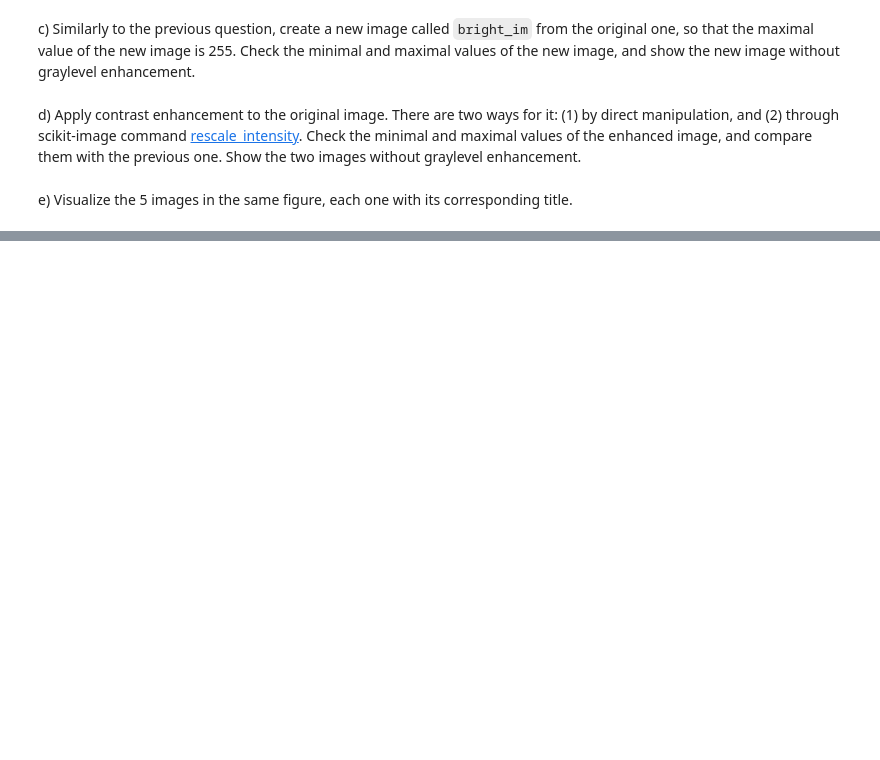
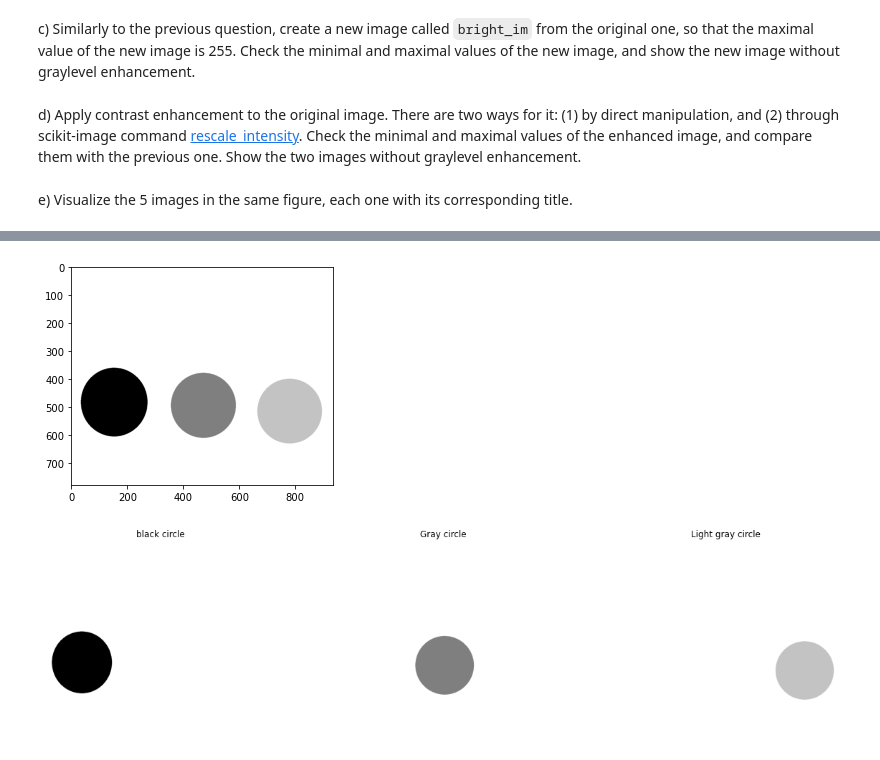
Before and after one commit to mariapepu/VA, a Jupyter notebook: p1/p1_2022_23.ipynb, the cells around one changed output, grey strips where cells are left out. Drawn from its saved outputs; the diff is of its cells as text; code cells hidden in the pictures; blank space fills up the shorter version.

```diff
--- a/p1/p1_2022_23.ipynb
+++ b/p1/p1_2022_23.ipynb
@@ -312,3 +310,54 @@ a) Read the image `images_notebook/circles.bmp` (see figure top) and define 3 im
+# %%
+#Your solution
+# Load the image.
+circles = io.imread('images_notebook/circles.bmp')
+# Convert the image in grayscale.
+circles_gray = rgb2gray(circles)
+plt.imshow(circles_gray, cmap='gray')
+
+# Get all the colors that appear in the image.
+colors = np.unique(circles_gray)
+
+#color = [0. , 0.49803922 , 0.76470588 , 1. ] 0 is black, 1 is white
+
+#in order to show black dot, we create a copy of the original image
+circle_black = circles_gray.copy()
+#then we set as 1 wich corresponds to color white, all colors diferent from colors[0]=0. wich corresponds to black
+circle_black[circles_gray!=colors[0]]=1
+
+#in order to show black dot, we create a copy of the original image
+circle_dark_gray = circles_gray.copy()
+#then we set as 1 wich corresponds to color white, all colors diferent from colors[1]=0.49803922 wich corresponds to dark gray
+circle_dark_gray[circles_gray!=colors[1]]=1
+
+#in order to show black dot, we create a copy of the original image
+circle_light_gray = circles_gray.copy()
+#then we set as 1 wich corresponds to color white, all colors diferent from colors[2]=0.76470588
+#  wich corresponds to light gray
+circle_light_gray[circles_gray!=colors[2]]=1
+
+#showing all 3 images with the title of each one
+fig, axs = plt.subplots(nrows=1, ncols=3, figsize=(20,20))
+
+ax = axs[0]
+ax.imshow(circle_black, cmap='gray', vmin = 0, vmax = 1)
+ax.axis('off')
+ax.set_title('black circle')
+
+ax = axs[1]
+ax.imshow(circle_dark_gray, cmap='gray',  vmin = 0, vmax = 1)
+ax.axis('off')
+ax.set_title('Gray circle')
+
+ax = axs[2]
+ax.imshow(circle_light_gray, cmap='gray', vmin = 0, vmax = 1)
+ax.axis('off')
+ax.set_title('Light gray circle')
+
+plt.show()
+# %% [output]
+[figure, added]
+[figure, added]
 # %% [markdown]
 b) Given the images `images_notebook/coat.png` and `images_notebook/model.png` (first two images on the figure below), implement the necessary code to construct the image of the model with the coat (third image). Next find in internet an image with a texture and apply it to obtain an image of the jacket with the found texture (fourth image is only an example).
 
```
Also changed, not shown: parts of 2 cells of this notebook.
